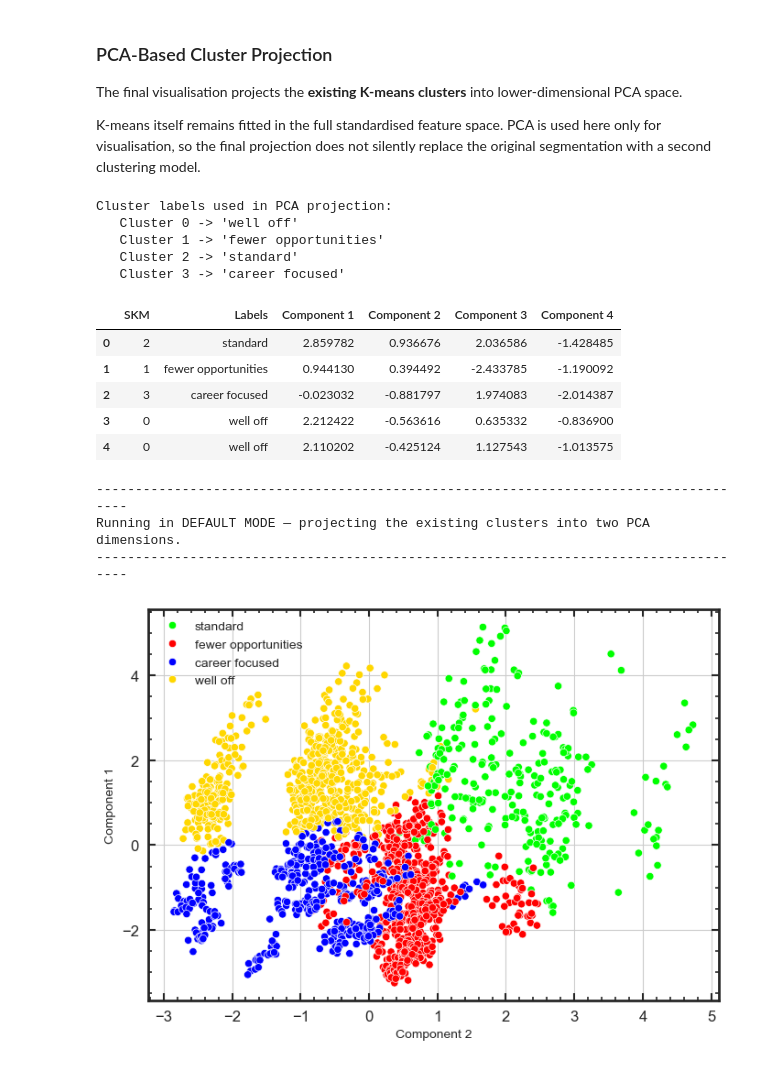
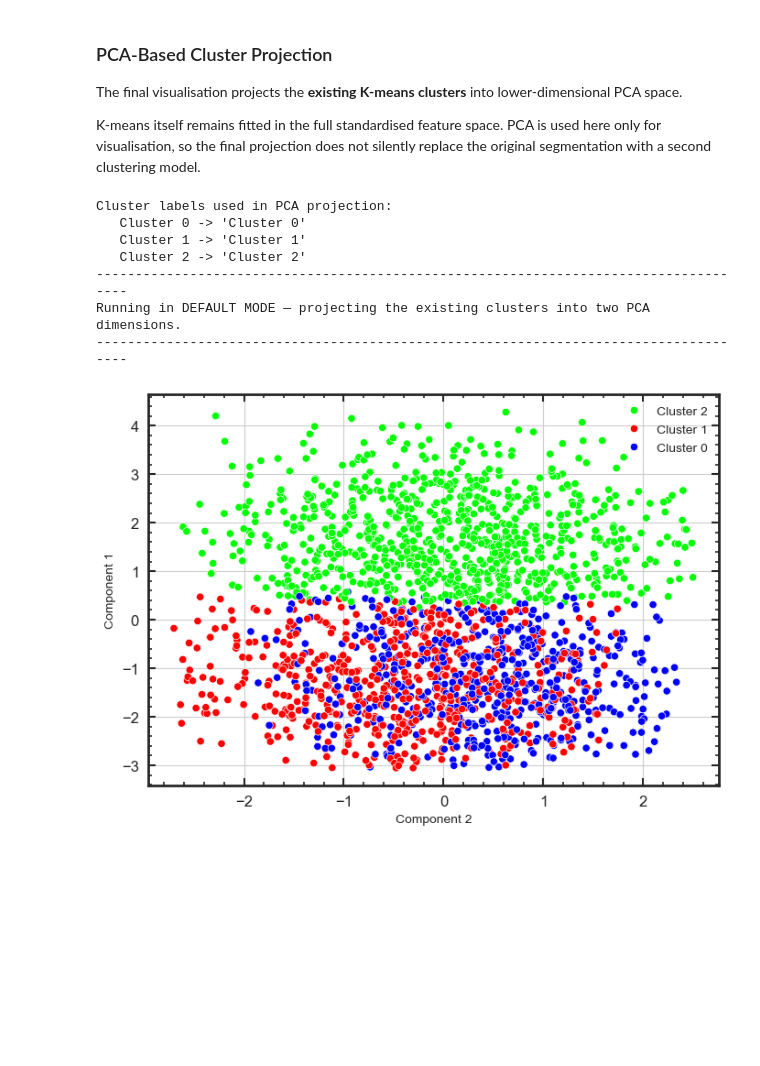
Before and after one commit to steviecurran/clustering-segmentation-workbench, a Jupyter notebook: notebooks/cluster-pipeline.ipynb, the cells around one changed output. Saved outputs shown, nothing was run; the diff lists cells and outputs as text; code cells hidden in the pictures; blank space fills up the shorter version.

Commit message:
Remove hardcoded cluster labels, add profile-based naming guidance

```diff
--- a/notebooks/cluster-pipeline.ipynb
+++ b/notebooks/cluster-pipeline.ipynb
@@ -39,7 +39,7 @@ DATA_DIR = Path("../data")
 DEFAULT_FILE = "customer-segmentation-synthetic.csv"
 DEFAULT_THRESH = 0.50
 DEFAULT_BRANCHES = 4
-DEFAULT_CLUSTERS = 4
+DEFAULT_CLUSTERS = 3
 DEFAULT_VARIANCE = 0.80
 
 RANDOM_STATE = 42
@@ -983,11 +957,8 @@ for cluster in range(chosen_k):
         f"'{dynamic_mapping.get(cluster, f'Cluster {cluster}')}'"
     )
 
-display(
-    df_PCA[
-        ["SKM", "Labels"] + component_names
-    ].head()
-)
+df_PCA.groupby("SKM").head(2)
+
 
 dd_comp1 = widgets.Dropdown(
     options=component_names,
@@ -1054,44 +1025,37 @@ elif USE_DEFAULTS:
     x_component = (
         "Component 2"
         if "Component 2" in component_names
         else component_names[0]
     )
     y_component = component_names[0]
 
     pca_scatter(x_component, y_component)
 
 else:
     out = widgets.interactive_output(
         pca_scatter,
         {
             "x_component": dd_comp1,
             "y_component": dd_comp2,
         },
     )
 
     controls = widgets.HBox([
         dd_comp1,
         widgets.Box(
             layout=widgets.Layout(width="30px")
         ),
         dd_comp2,
     ])
 
     print("\nCustom Component Visualisation Panel:")
     display(controls, out)
 # %% [output]
 Cluster labels used in PCA projection:
-   Cluster 0 -> 'well off'
-   Cluster 1 -> 'fewer opportunities'
-   Cluster 2 -> 'standard'
-   Cluster 3 -> 'career focused'
+   Cluster 0 -> 'Cluster 0'
+   Cluster 1 -> 'Cluster 1'
+   Cluster 2 -> 'Cluster 2'
+-------------------------------------------------------------------------------------
+Running in DEFAULT MODE — projecting the existing clusters into two PCA dimensions.
+-------------------------------------------------------------------------------------
-|  | SKM | Labels | Component 1 | Component 2 | Component 3 | Component 4 |
-| 0 | 2 | standard | 2.859782 | 0.936676 | 2.036586 | -1.428485 |
-| 1 | 1 | fewer opportunities | 0.944130 | 0.394492 | -2.433785 | -1.190092 |
-| 2 | 3 | career focused | -0.023032 | -0.881797 | 1.974083 | -2.014387 |
-| 3 | 0 | well off | 2.212422 | -0.563616 | 0.635332 | -0.836900 |
-| 4 | 0 | well off | 2.110202 | -0.425124 | 1.127543 | -1.013575 |
--------------------------------------------------------------------------------------
-Running in DEFAULT MODE — projecting the existing clusters into two PCA dimensions.
--------------------------------------------------------------------------------------
-[figure, old version]
+[figure, new version]
```
Also changed, not shown: parts of 3 cells of this notebook.
